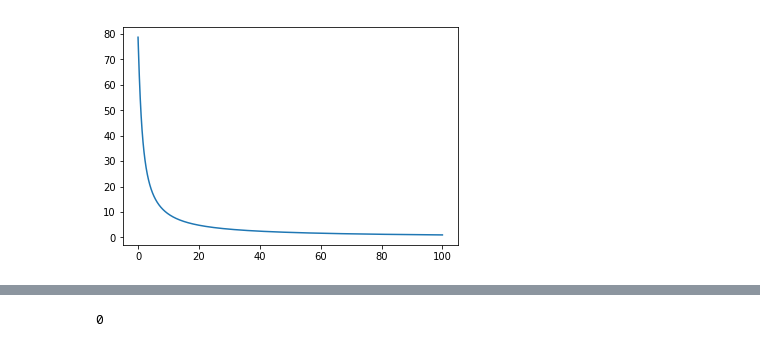
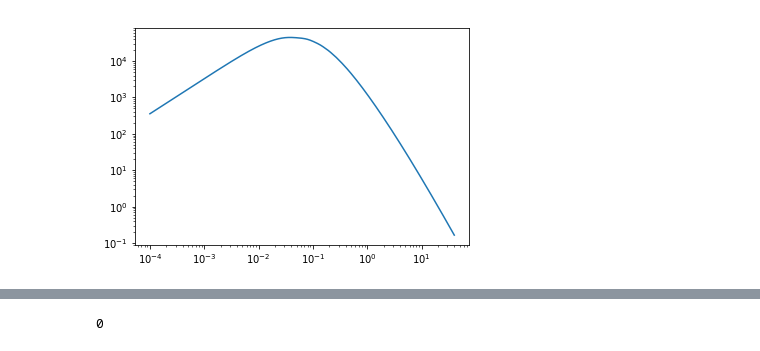
Before and after one commit to AndreasFinke/extruct, a Jupyter notebook: test.ipynb, the cells around one changed output, grey strips where cells are left out. Saved outputs shown, nothing was run; the diff lists cells and outputs as text; code cells hidden in the pictures.

```diff
--- a/test.ipynb
+++ b/test.ipynb
@@ -54,14 +76,57 @@ import matplotlib.pyplot as plt
 
 zin = 100
 zfin = 0
-h = 0.7
-Om = 0.3
-Oc = 0
-L = 0.1
 
 
+h = 0.7 #674
+omh2 = 0.12
+obh2 = 0.0244
+
+Om = (omh2+obh2)/h**2
+Om = 0.99
+
+
+L = 5
+Oc = 0
+
 bg = extruct.Background(zin, zfin, Om, h, Oc)
+
 bg.integrate()
+
+
+BBKS = extruct.BBKS(bg, L, True, False, obh2)
+BBKS.A = (0.848365/0.75147)**2 #0.5/bg.getGrowth(0)**2
+#BBKS.n = 0.965
+
+nBins = 6000
+kk = np.logspace(-4,np.log10(40),nBins)
+Pk = []
+for k in kk:
+    Pk.append(BBKS.eval(k))
+
+
+from scipy.integrate import simps
+
+eight = 8/h # to comply with CLASS
+
+mysigma8 = simps(Pk*kk**2/(2*np.pi**2)*(3*(kk*eight*np.cos(kk*eight) - np.sin(kk*eight))/(kk*eight)**3)**2, kk)**0.5
+
+print("my sigma8:")
+print(mysigma8)
+
+plt.loglog(kk, Pk)
+plt.show()
+
+#sigma8 = 0.848365
+sigma8 = mysigma8
+
+LambdaCDM = Class()  #0.965
+LambdaCDM.set({'model':0,'omega_b':obh2,'omega_cdm':omh2,'h':h,'sigma8':mysigma8,'n_s':0.965,'tau_reio':0.0925})
+LambdaCDM.set({'output':'mPk','P_k_max_1/Mpc':155.0})
+# run class
+LambdaCDM.compute()
+
+
 
 N = 5000
 D = np.zeros(N)
@@ -73,9 +138,38 @@ for z in zs:
     D[i] = bg.getGrowth(z)
     i = i+1
 
-plt.plot(zs, D)
+#plt.plot(zs, D)
+#plt.show()
+
+
+
+pk = np.zeros(50000)
+pkclass = np.zeros(50000)
+k = np.zeros(50000)
+
+
+for i in range(pk.size):
+    ki = i*2*np.pi/(L*2997.92348)
+    if ki > kf[0] and ki < kf[-1]:
+        pki = np.interp(ki, kf, pkf)
+        pki = pki/(L*2997.92348)/bg.getGrowth(0)**2
+        pk[i] = BBKS.set_dimless(i, pki)
+
+
+for i in range(pk.size):
+    k[i] = (3*i+1)*2*np.pi/(L*2997.92348)
+    pk[i] = BBKS.eval_dimless(3*i+1)*(L*2997.92348)
+    pkclass[i] = LambdaCDM.pk(k[i],0)*(k[i]**2)/np.pi #*0.93#*0.81
+
+
+plt.loglog(kf, pkf/bg.getGrowth(0)**2)
+plt.loglog(kf, pkfnl/bg.getGrowth(0)**2)
+plt.loglog(kf, pkfzel/bg.getGrowth(0)**2)
+plt.loglog(k, pk)
+plt.legend(["linear", "nonlinear", "zeldovich", "code"])
+plt.loglog(k, pkclass)
 plt.show()
 
-pspecOld = extruct.PowerLaw()
-BBKS = extruct.BBKS(bg, L, True)
+#plt.semilogx(k, (pk-pkclass)/pkclass)
+#plt.show()
 # %% [output]
@@ -82 +178 @@ BBKS = extruct.BBKS(bg, L, True)
-[figure, old version]
+[figure, new version]
```
Also changed, not shown: parts of 8 cells of this notebook, 13 other files.
